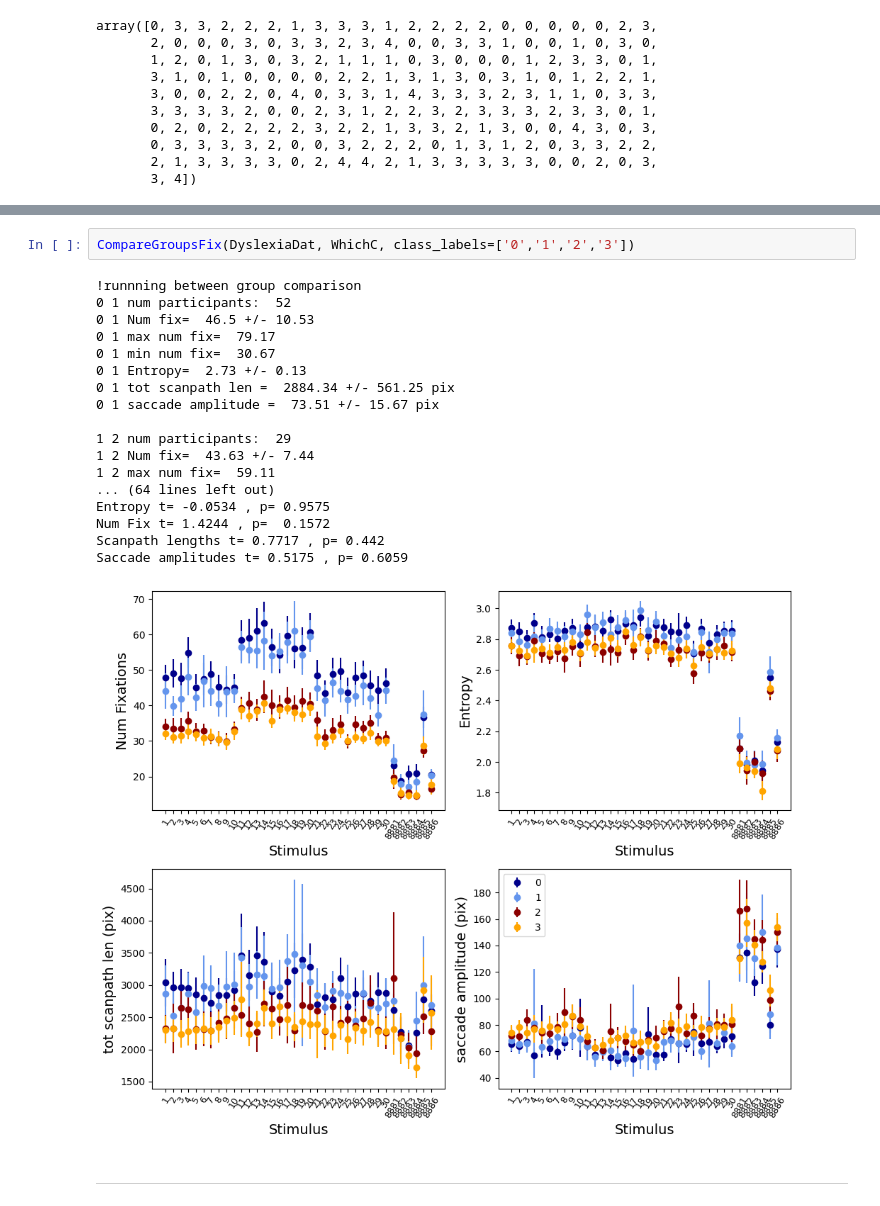
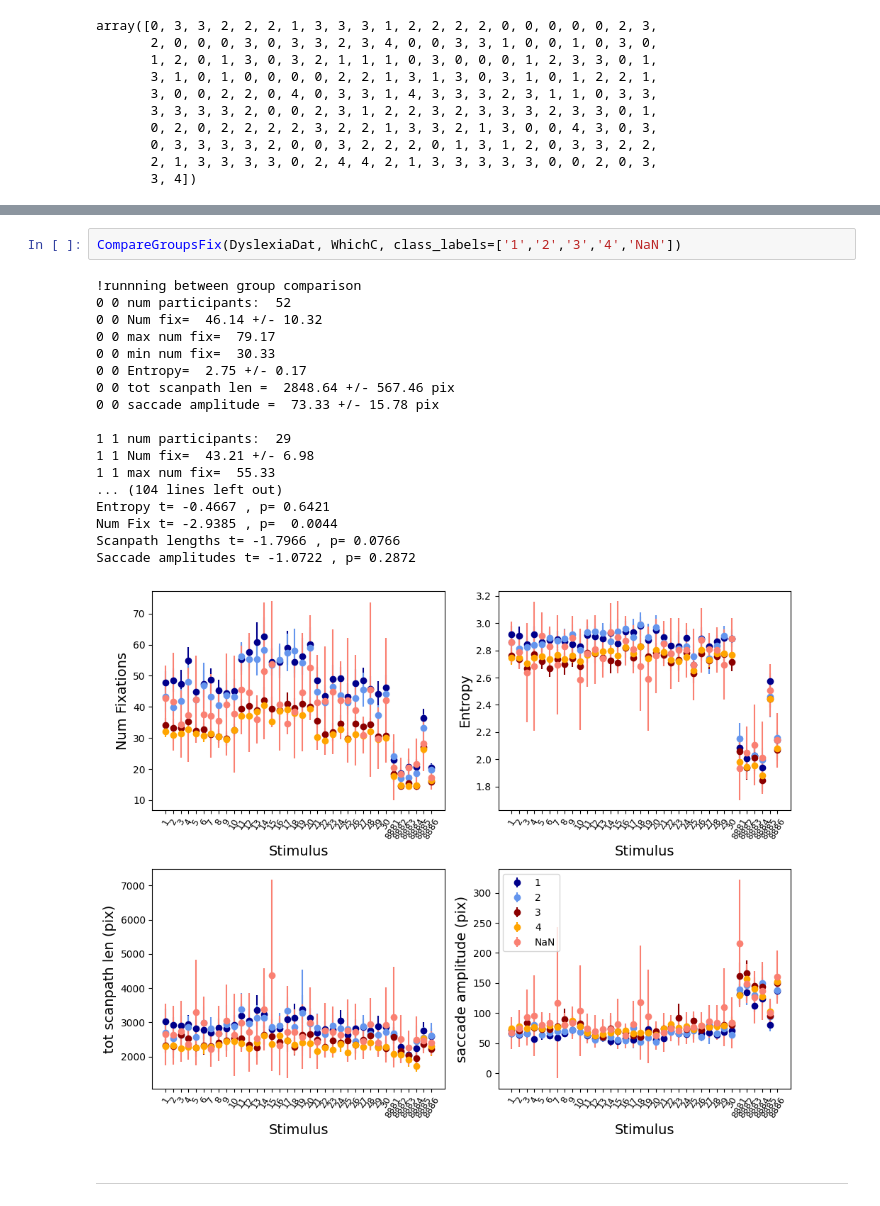
Before and after one commit to nicofilippucci/PyEyeSim, a Jupyter notebook: Notebooks/GrazDataVisualization.ipynb, the cells around one changed output, grey strips where cells are left out. Drawn from its saved outputs; the diff is of its cells as text.

```diff
--- a/Notebooks/GrazDataVisualization.ipynb
+++ b/Notebooks/GrazDataVisualization.ipynb
@@ -345,25 +326,25 @@ def CompareGroupsFix(self,WhichC, class_labels=None):
     return
 # %%
-CompareGroupsFix(DyslexiaDat, WhichC, class_labels=['0','1','2','3'])
+CompareGroupsFix(DyslexiaDat, WhichC, class_labels=['1','2','3','4','NaN'])
 # %% [output]
 !runnning between group comparison
-0 1 num participants:  52
-0 1 Num fix=  46.5 +/- 10.53
-0 1 max num fix=  79.17
-0 1 min num fix=  30.67
-0 1 Entropy=  2.73 +/- 0.13
-0 1 tot scanpath len =  2884.34 +/- 561.25 pix
-0 1 saccade amplitude =  73.51 +/- 15.67 pix
+0 0 num participants:  52
+0 0 Num fix=  46.14 +/- 10.32
+0 0 max num fix=  79.17
+0 0 min num fix=  30.33
+0 0 Entropy=  2.75 +/- 0.17
+0 0 tot scanpath len =  2848.64 +/- 567.46 pix
+0 0 saccade amplitude =  73.33 +/- 15.78 pix
 
-1 2 num participants:  29
-1 2 Num fix=  43.63 +/- 7.44
-1 2 max num fix=  59.11
-... (64 lines left out)
-Entropy t= -0.0534 , p= 0.9575
-Num Fix t= 1.4244 , p=  0.1572
-Scanpath lengths t= 0.7717 , p= 0.442
-Saccade amplitudes t= 0.5175 , p= 0.6059
+1 1 num participants:  29
+1 1 Num fix=  43.21 +/- 6.98
+1 1 max num fix=  55.33
+... (104 lines left out)
+Entropy t= -0.4667 , p= 0.6421
+Num Fix t= -2.9385 , p=  0.0044
+Scanpath lengths t= -1.7966 , p= 0.0766
+Saccade amplitudes t= -1.0722 , p= 0.2872
-[figure, old version]
+[figure, new version]
 # %% [markdown]
 ---
 # %%
```
Also changed, not shown: parts of 20 cells of this notebook, 4 other files.
